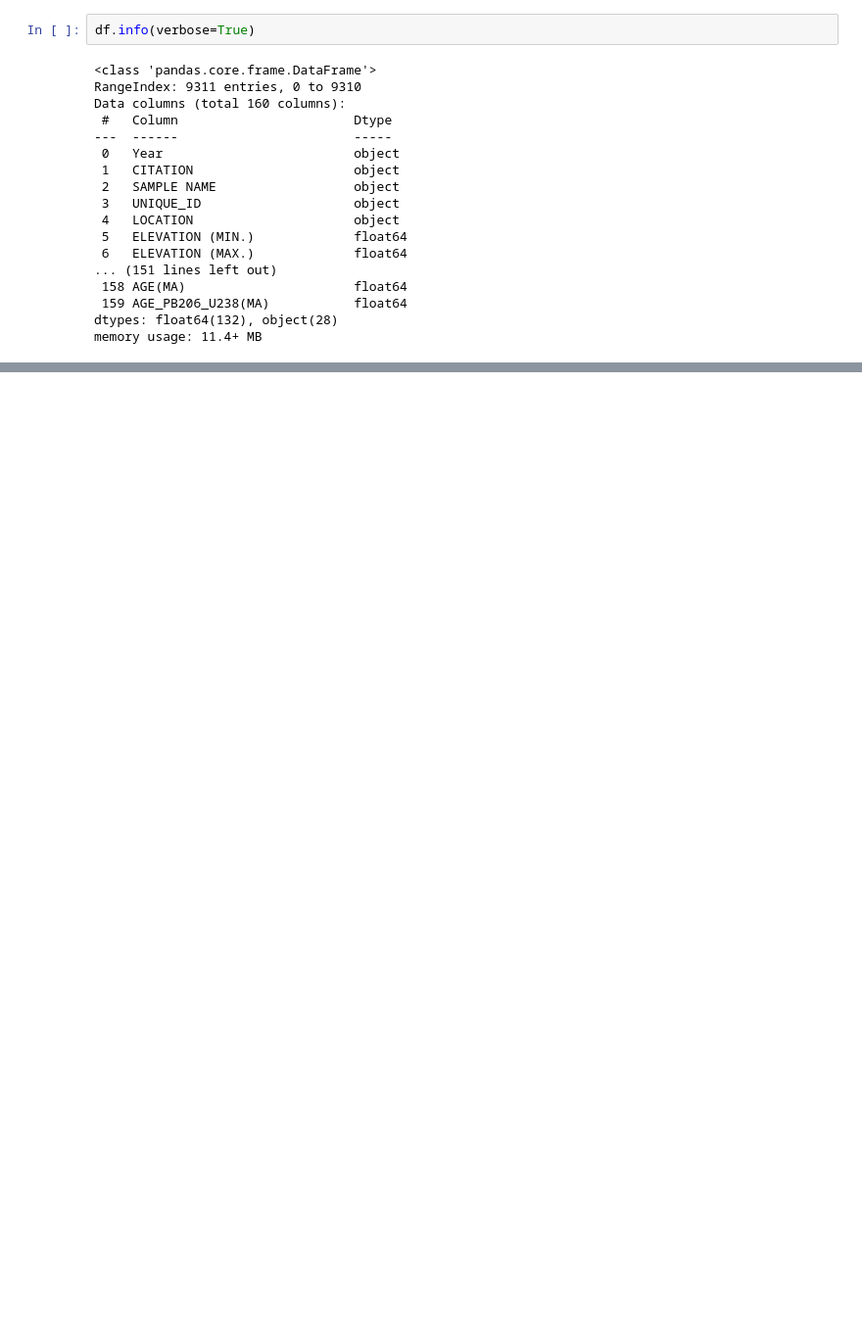
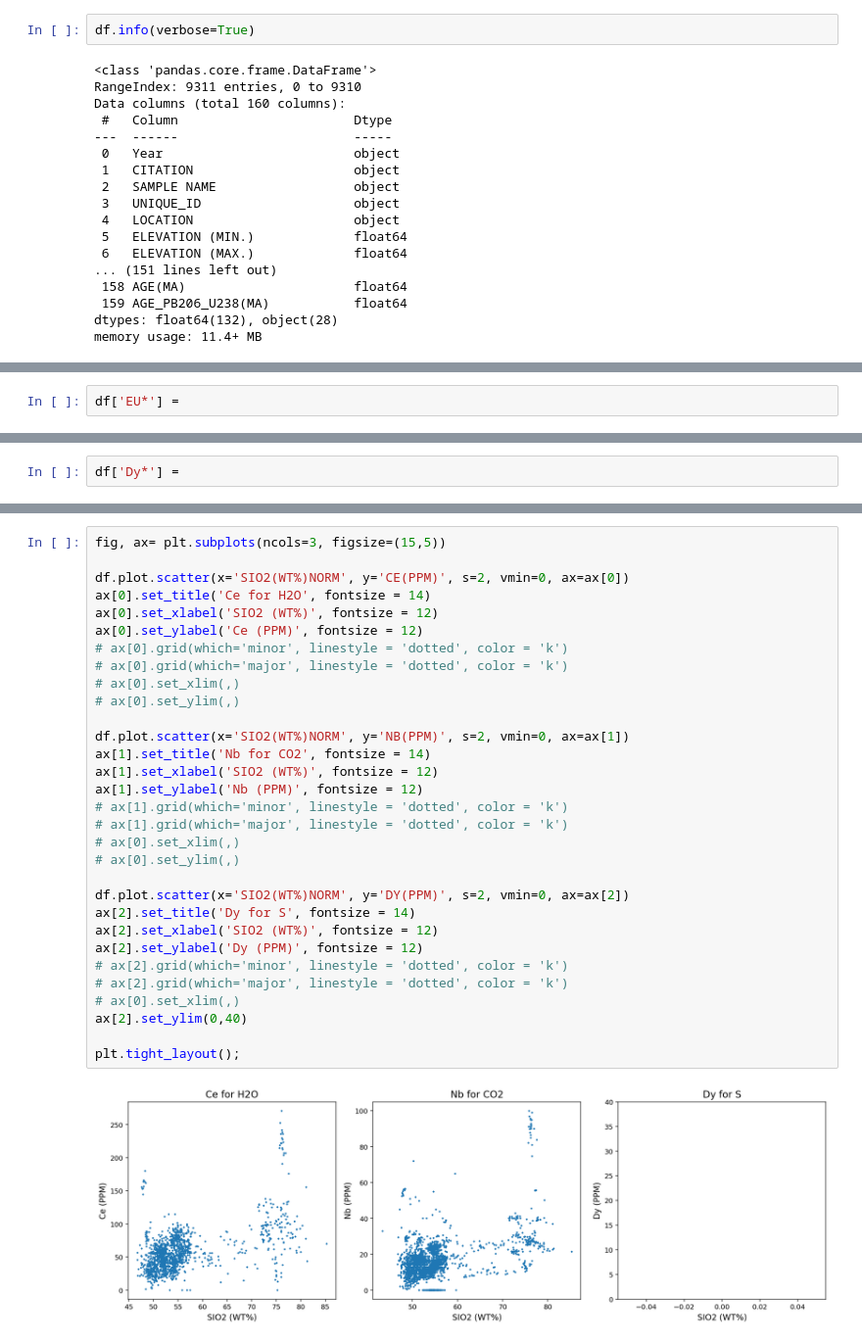
Before and after one commit to lhlinka/rces-final-project, a Jupyter notebook: finalproject.ipynb, the cells around one changed output, grey strips where cells are left out. Shown at 98% size. Saved outputs shown, nothing was run; the diff lists cells and outputs as text; blank space fills up the shorter version.

```diff
--- a/finalproject.ipynb
+++ b/finalproject.ipynb
@@ -71,0 +216,2 @@ Calculate and plot Dysprosium (Dy) anomaly grouped by stratographic unit.
+# %%
+df['EU*'] =
@@ -72 +220,3 @@ Calculate and plot Dysprosium (Dy) anomaly grouped by stratographic unit.
+# %%
+df['Dy*'] =
 # %% [markdown]
@@ -73,0 +224,33 @@ To analyze the inferred volatile content over the emplacement of the Columbia Ri
+# %%
+fig, ax= plt.subplots(ncols=3, figsize=(15,5))
+
+df.plot.scatter(x='SIO2(WT%)NORM', y='CE(PPM)', s=2, vmin=0, ax=ax[0])
+ax[0].set_title('Ce for H2O', fontsize = 14)
+ax[0].set_xlabel('SIO2 (WT%)', fontsize = 12)
+ax[0].set_ylabel('Ce (PPM)', fontsize = 12)
+# ax[0].grid(which='minor', linestyle = 'dotted', color = 'k')
+# ax[0].grid(which='major', linestyle = 'dotted', color = 'k')
+# ax[0].set_xlim(,)
+# ax[0].set_ylim(,)
+
+df.plot.scatter(x='SIO2(WT%)NORM', y='NB(PPM)', s=2, vmin=0, ax=ax[1])
+ax[1].set_title('Nb for CO2', fontsize = 14)
+ax[1].set_xlabel('SIO2 (WT%)', fontsize = 12)
+ax[1].set_ylabel('Nb (PPM)', fontsize = 12)
+# ax[1].grid(which='minor', linestyle = 'dotted', color = 'k')
+# ax[1].grid(which='major', linestyle = 'dotted', color = 'k')
+# ax[0].set_xlim(,)
+# ax[0].set_ylim(,)
+
+df.plot.scatter(x='SIO2(WT%)NORM', y='DY(PPM)', s=2, vmin=0, ax=ax[2])
+ax[2].set_title('Dy for S', fontsize = 14)
+ax[2].set_xlabel('SIO2 (WT%)', fontsize = 12)
+ax[2].set_ylabel('Dy (PPM)', fontsize = 12)
+# ax[2].grid(which='minor', linestyle = 'dotted', color = 'k')
+# ax[2].grid(which='major', linestyle = 'dotted', color = 'k')
+# ax[0].set_xlim(,)
+ax[2].set_ylim(0,40)
+
+plt.tight_layout();
+# %% [output]
+[figure, added]
```
Also changed, not shown: parts of 29 cells of this notebook.
